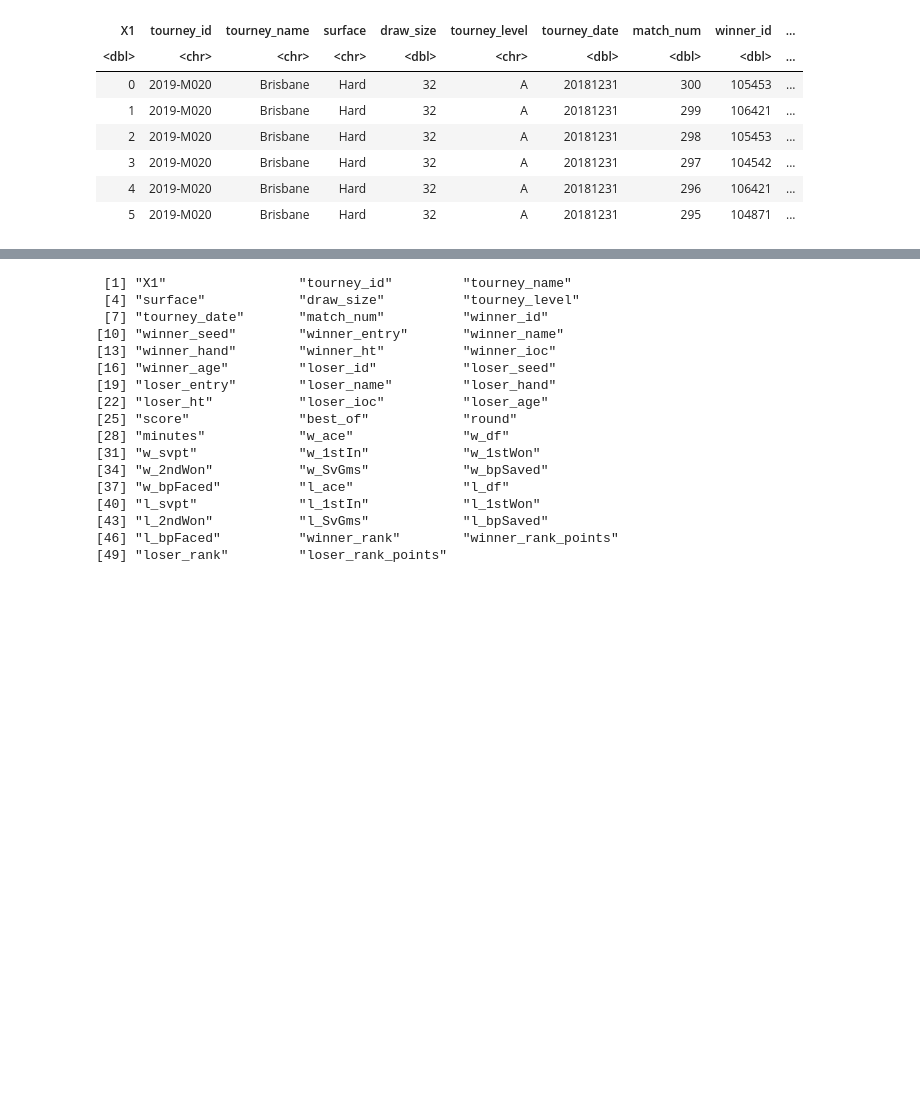
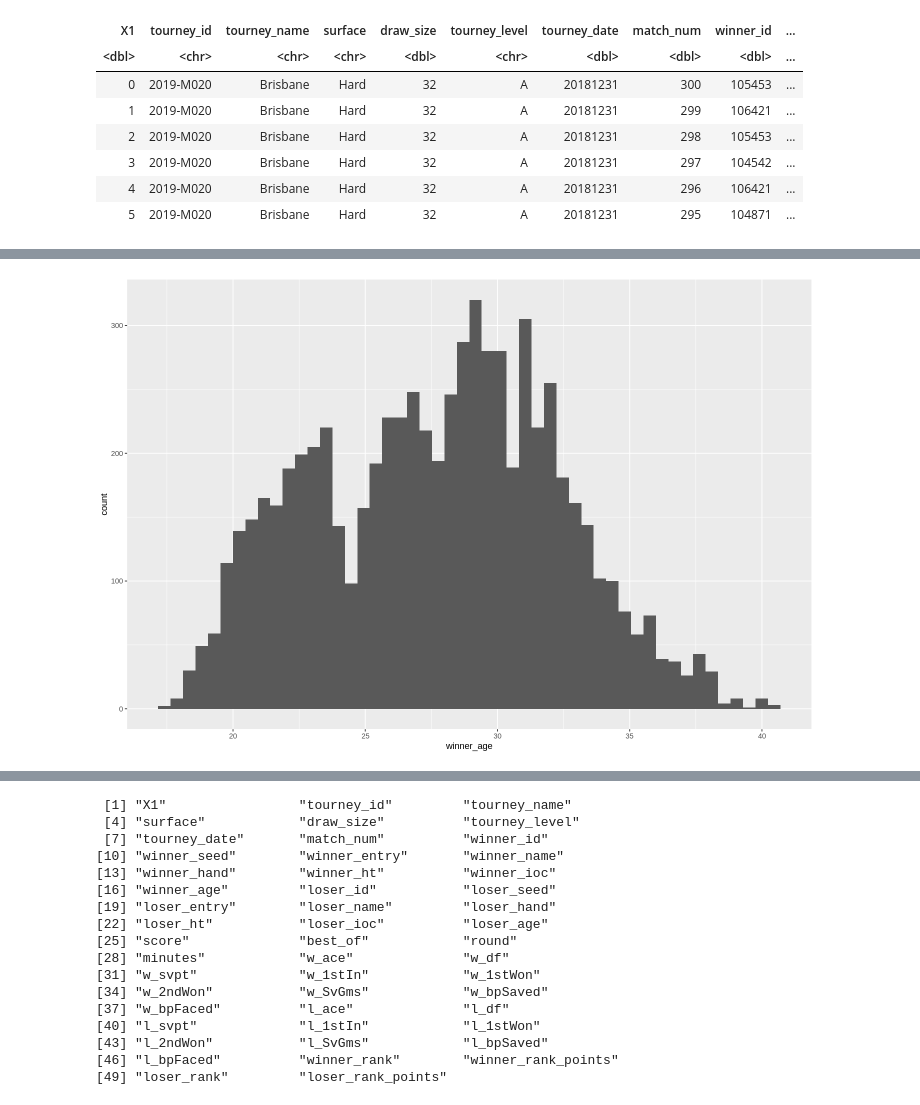
Before and after one commit to SimonYYL/DSCI_100_group19_group_project, a Jupyter notebook: project_proposal_draft.ipynb, the cells around one changed output, grey strips where cells are left out. Saved outputs shown, nothing was run; the diff lists cells and outputs as text; code cells hidden in the pictures; blank space fills up the shorter version.

```diff
--- a/project_proposal_draft.ipynb
+++ b/project_proposal_draft.ipynb
@@ -62,0 +81,5 @@ A tibble: 6 × 50
+# %%
+ggplot(atp_data_frame, aes(x=winner_age)) +
+    geom_histogram(bins=50)
+# %% [output]
+[figure, added]
```
Also changed, not shown: parts of 7 cells of this notebook.
